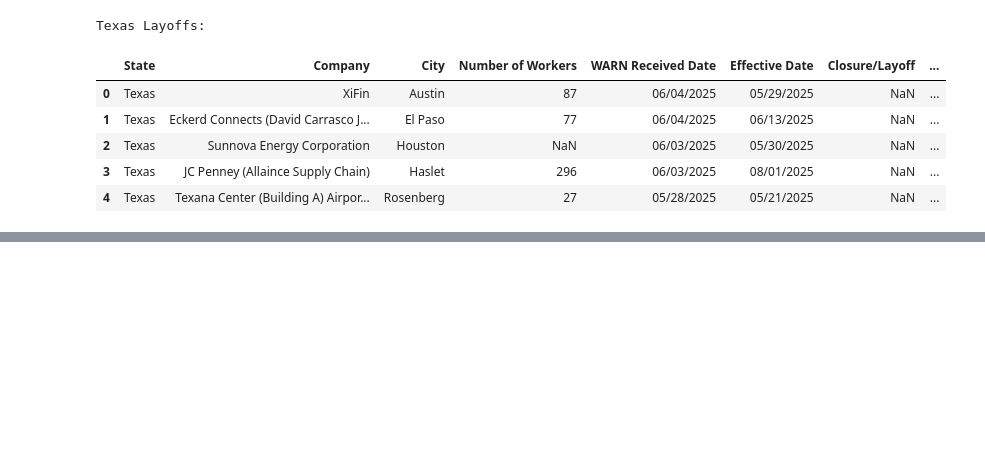
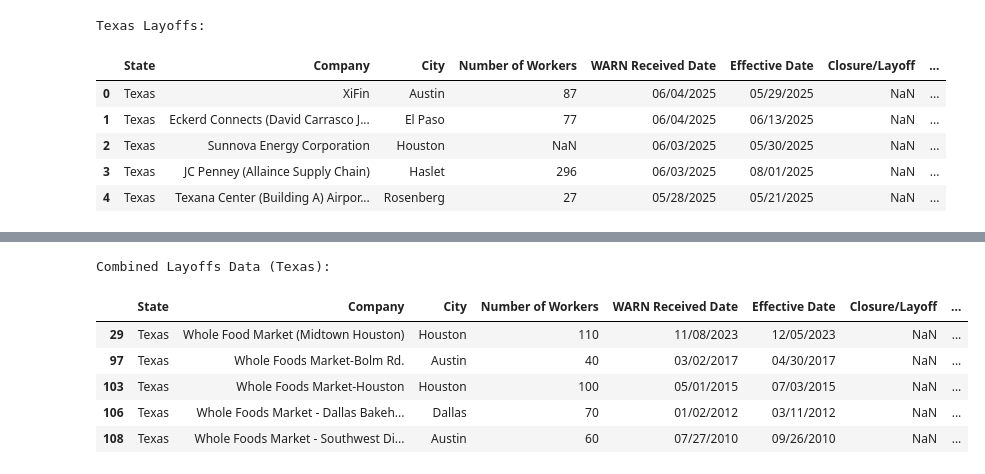
Before and after one commit to anna-peter/fd2p, a Jupyter notebook: python/layoff_second.ipynb, the cells around one changed output, grey strips where cells are left out. Cells and saved outputs as stored; diff of their text form; code cells hidden in the pictures; blank space fills up the shorter version.

```diff
--- a/python/layoff_second.ipynb
+++ b/python/layoff_second.ipynb
@@ -38,0 +64,14 @@ Texas Layoffs:
+# %%
+# Keep only the layoffs from Texas
+df_texas = df_combined[(df_combined['State'] == 'Texas')]
+# Display the first few rows of the dataframe
+print("Combined Layoffs Data (Texas):")
+df_texas.head()
+# %% [output]
+Combined Layoffs Data (Texas):
+|  | State | Company | City | Number of Workers | WARN Received Date | Effective Date | Closure/Layoff | ... |
+| 29 | Texas | Whole Food Market (Midtown Houston) | Houston | 110 | 11/08/2023 | 12/05/2023 | NaN | ... |
+| 97 | Texas | Whole Foods Market-Bolm Rd. | Austin | 40 | 03/02/2017 | 04/30/2017 | NaN | ... |
+| 103 | Texas | Whole Foods Market-Houston | Houston | 100 | 05/01/2015 | 07/03/2015 | NaN | ... |
+| 106 | Texas | Whole Foods Market - Dallas Bakeh... | Dallas | 70 | 01/02/2012 | 03/11/2012 | NaN | ... |
+| 108 | Texas | Whole Foods Market - Southwest Di... | Austin | 60 | 07/27/2010 | 09/26/2010 | NaN | ... |
```
Also changed, not shown: parts of 8 cells of this notebook.
